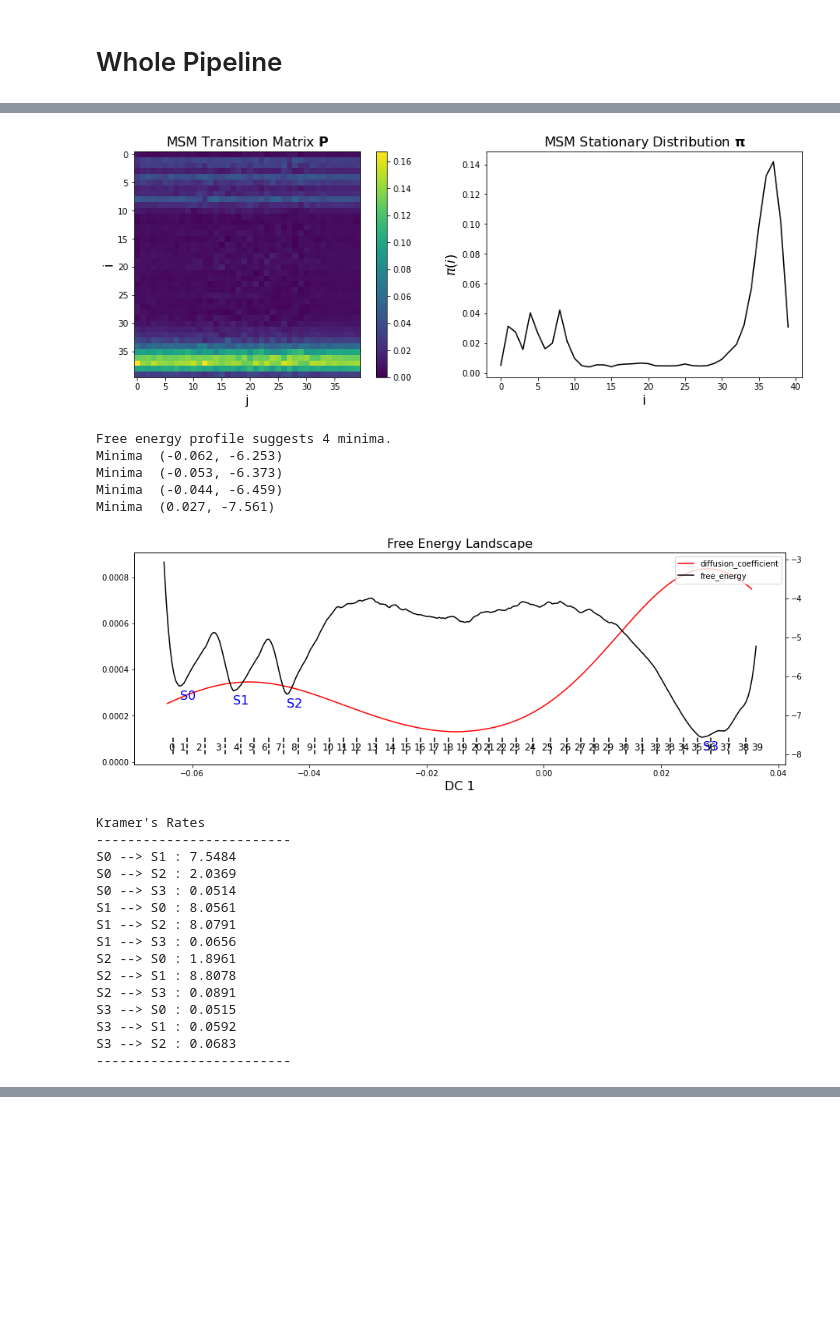
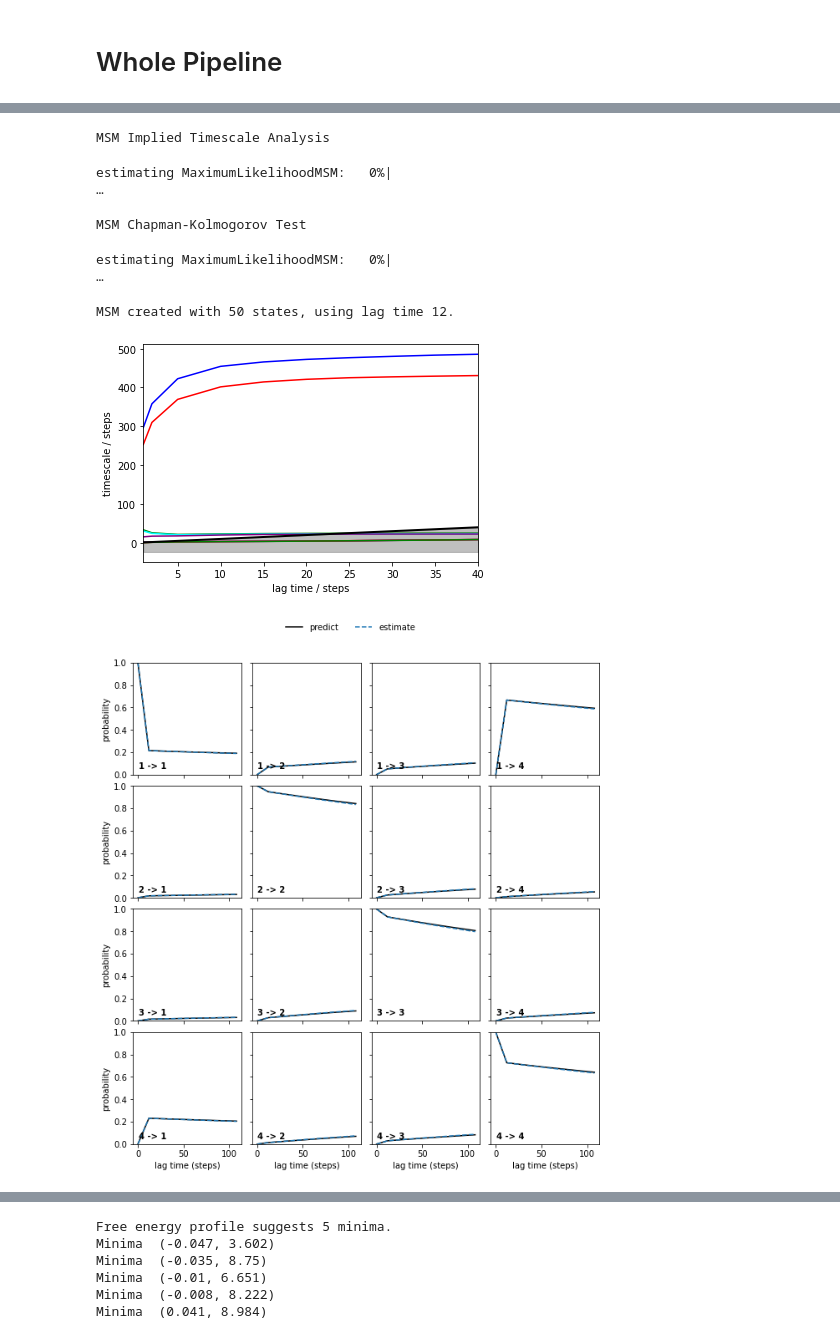
Before and after one commit to dominicp6/mdfeature, a Jupyter notebook: notebooks/KramersRate.ipynb, the cells around one changed output, grey strips where cells are left out. Cells and saved outputs as stored; diff of their text form; code cells hidden in the pictures; blank space fills up the shorter version.

Commit message:
Improved Kramer's rate evaluation.

```diff
--- a/notebooks/KramersRate.ipynb
+++ b/notebooks/KramersRate.ipynb
@@ -120,3 +123,3 @@ NameError: name 'traj' is not defined
 # %%
-#dill.dump(dmap_obj, file = open("dmap_long.pickle", "wb"))
-dmap_obj = dill.load(open("dmap_long.pickle", "rb"))
+#dill.dump(dmap_obj, file = open("dmap_extra_long.pickle", "wb"))
+dmap_obj = dill.load(open("dmap_extra_long.pickle", "rb"))
@@ -722,21 +739,22 @@ Kramer's Rate:  2.4818852828226157
 temperature = 300
 beta = 1.0/(temperature*0.0083144621) # units kJ/mol
 
-dmap_obj = dill.load(open("dmap_long.pickle", "rb"))
-diffusion_coordinate = 2
+#dmap_obj = dill.load(open("dmap_long.pickle", "rb"))
+diffusion_coordinate = 0
 diffusion_coordinate_trajectory = dmap_obj.dmap[:,diffusion_coordinate]
 # %%
-kre = KramersRateEvaluator()
+kre = KramersRateEvaluator(verbose=True)
 
-all_rates = []
-for i in range(1):
-    rates = kre.fit(diffusion_coordinate_trajectory,
-                    beta,
-                    sigma=0.015,
-                    bins=300,
-                    minima_prominance=1.1,
-                    cluster_type='reg_space',
-                    options={'k': 10, 'stride': 5, 'max_iter': 150,
-                     'max_centers': 1000, 'metric': 'euclidean', 'n_jobs': None, 'dmin': 0.002})
-    all_rates.append(rates)
+ps = 10**(-12)
+rates = kre.fit(diffusion_coordinate_trajectory,
+                beta,
+                sigmaD=0.002,
+                sigmaF=0.00025,
+                lag = 12,
+                bins=200,
+                step_size=0.002*ps,
+                minima_prominance=2.0,
+                cluster_type='kmeans',
+                options={'k': 50, 'stride': 5, 'max_iter': 150,
+                 'max_centers': 1000, 'metric': 'euclidean', 'n_jobs': None, 'dmin': 0.002})
 # %% [output]
@@ -744,22 +764,7 @@ MSM created with 40 states.
+MSM Implied Timescale Analysis
+estimating MaximumLikelihoodMSM:   0%|                                                                        …
+MSM Chapman-Kolmogorov Test
+estimating MaximumLikelihoodMSM:   0%|                                                                        …
+MSM created with 50 states, using lag time 12.
-[figure, old version]
+[figure, new version]
-Free energy profile suggests 4 minima.
-Minima  (-0.062, -6.253)
-Minima  (-0.053, -6.373)
-Minima  (-0.044, -6.459)
-Minima  (0.027, -7.561)
-[figure, old version]
+[figure, new version]
-Kramer's Rates
--------------------------
-S0 --> S1 : 7.5484
-S0 --> S2 : 2.0369
-S0 --> S3 : 0.0514
-S1 --> S0 : 8.0561
-S1 --> S2 : 8.0791
-S1 --> S3 : 0.0656
-S2 --> S0 : 1.8961
-S2 --> S1 : 8.8078
-S2 --> S3 : 0.0891
-S3 --> S0 : 0.0515
-S3 --> S1 : 0.0592
-S3 --> S2 : 0.0683
--------------------------
@@ -765,0 +772,6 @@ S3 --> S2 : 0.0683
+Free energy profile suggests 5 minima.
+Minima  (-0.047, 3.602)
+Minima  (-0.035, 8.75)
+Minima  (-0.01, 6.651)
+Minima  (-0.008, 8.222)
+Minima  (0.041, 8.984)
```
Also changed, not shown: parts of 10 cells of this notebook, 4 other files.
